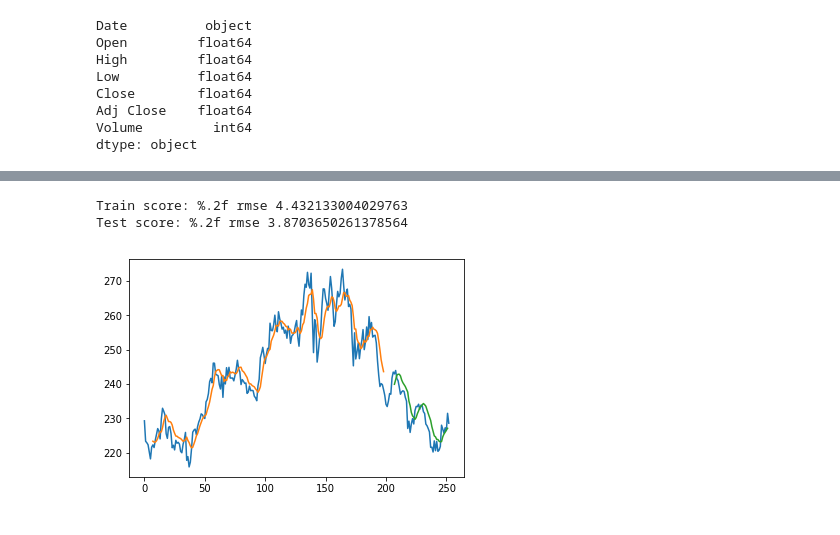
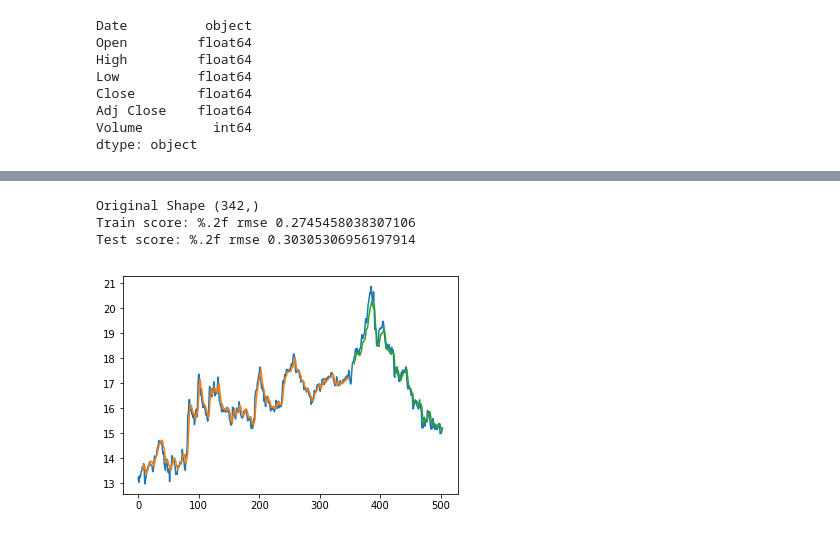
Before and after one commit to ringochuchudull/Deep-Learning-Experiments, a Jupyter notebook: Stock-Prediction-RNN/StockPredictor-LSTM.ipynb, the cells around one changed output, grey strips where cells are left out. Cells and saved outputs as stored; diff of their text form; code cells hidden in the pictures.

```diff
--- a/Stock-Prediction-RNN/StockPredictor-LSTM.ipynb
+++ b/Stock-Prediction-RNN/StockPredictor-LSTM.ipynb
@@ -18,7 +18,7 @@ Using TensorFlow backend.
 # %%
 np.random.seed(7)
 
-msft_dataset = pd.read_csv('./data/GoldmanSachs.csv')
-msft_dataset.tail()
+msft_dataset = pd.read_csv('./data/UBS.csv')
+msft_dataset.head()
 # %% [output]
 |  | Date | Open | High | Low | Close | Adj Close | Volume |
@@ -52,4 +52,5 @@ plt.show()
 # %%
+print(msft_close.shape)
 scaler = MinMaxScaler(feature_range=(0,1))
 msft_close  = scaler.fit_transform(msft_close)
-msftTrain , msftTest = msft_close[0:200], msft_close[200:]
+msftTrain , msftTest = msft_close[0:350], msft_close[350:]
@@ -75,5 +78,9 @@ model.add(LSTM(4, input_shape=(series, 1)))
 model.add(Dense(1))
 model.compile(loss='mse', optimizer='adam')
 
-model.fit(trainX, trainY, epochs=300, batch_size=32)
+model.fit(trainX, trainY, epochs=350, batch_size=32)
+
+model.save('trained_model.h5')
+
+print(trainX.shape)
 # %% [output]
@@ -98,31 +104,43 @@ Epoch 300/300
 # %%
+model = load_model('trained_model.h5')
 trainPredictions = model.predict(trainX)
 testPredictions = model.predict(testX)
 #unscale predictions
 trainPredictions = scaler.inverse_transform(trainPredictions)
 testPredictions = scaler.inverse_transform(testPredictions)
+
+#trainY = scaler.fit_transform(trainY)
+#testY = scaler.fit_transform(testY)
+
+print('Original Shape', trainY.shape)
 trainY = scaler.inverse_transform([trainY])
 testY = scaler.inverse_transform([testY])
 
 trainScore = math.sqrt(mean_squared_error(trainY[0], trainPredictions[:, 0]))
 testScore = math.sqrt(mean_squared_error(testY[0], testPredictions[:, 0]))
 print('Train score: %.2f rmse', trainScore)
 print('Test score: %.2f rmse', testScore)
-
+'''
+trainY, testY = trainY[0], testY[0]
+trainY, testY = np.reshape(trainY, (292, 1)), np.reshape(testY, (196, 1))
+trainY, testY = scaler.fit_transform(trainY), scaler.fit_transform(testY)
+trainY, testY = np.reshape(trainY, (292, )), np.reshape(testY, (196, ))
+'''
 train_plot = np.empty_like(msft_close)
 train_plot[:,:] = np.nan
 train_plot[series:len(trainPredictions)+series, :] = trainPredictions
 
 test_plot = np.empty_like(msft_close)
 test_plot[:,:] = np.nan
 test_plot[len(trainPredictions)+(series*2)+1:len(msft_close)-1, :] = testPredictions
 
-#plot on graph
 plt.plot(scaler.inverse_transform(msft_close))
 plt.plot(train_plot)
 plt.plot(test_plot)
+
 plt.show()
 # %% [output]
-Train score: %.2f rmse 4.432133004029763
-Test score: %.2f rmse 3.8703650261378564
+Original Shape (342,)
+Train score: %.2f rmse 0.2745458038307106
+Test score: %.2f rmse 0.30305306956197914
-[figure, old version]
+[figure, new version]
```
Also changed, not shown: parts of 5 cells of this notebook, 3 other files.
